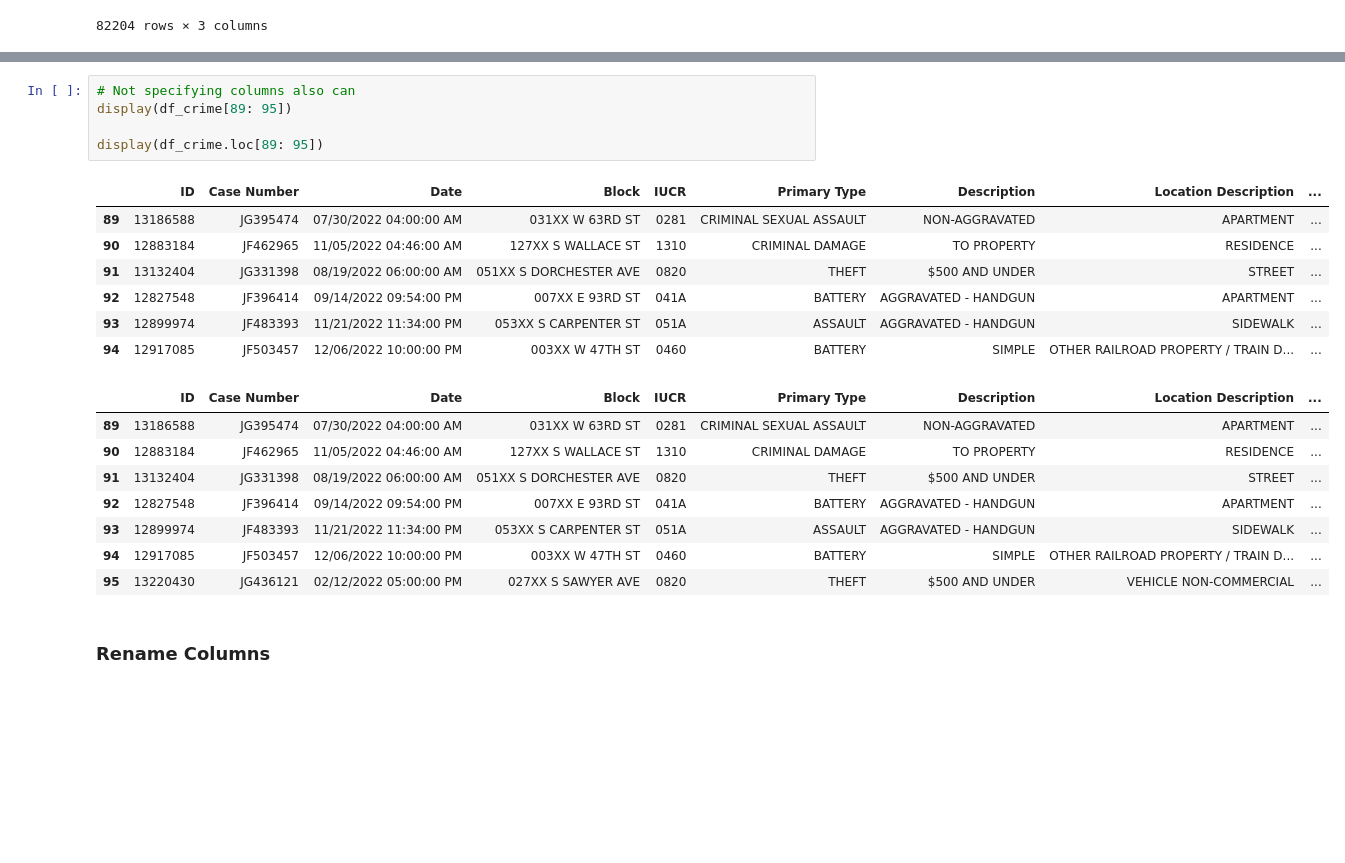
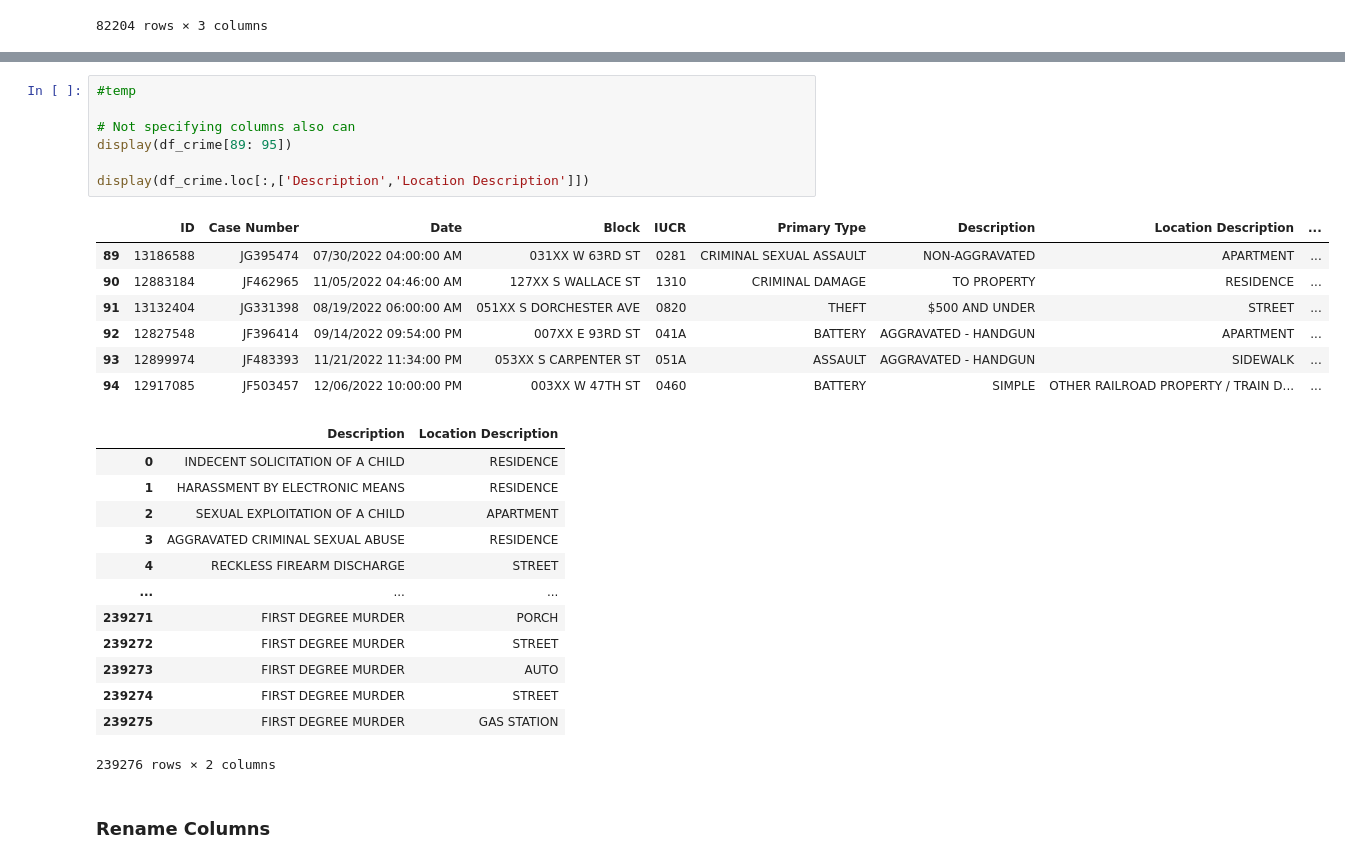
Before and after one commit to ksa-de101-0824/python-pandas, a Jupyter notebook: Demo/1 import data and manipulation.ipynb, the cells around one changed output, grey strips where cells are left out. Saved outputs shown, nothing was run; the diff lists cells and outputs as text; blank space fills up the shorter version.

```diff
--- a/Demo/1 import data and manipulation.ipynb
+++ b/Demo/1 import data and manipulation.ipynb
@@ -170,24 +226,31 @@ df_crime.loc[89:82292 , ['Description', 'X Coordinate', 'Y Coordinate']]
 # %%
+#temp
+
 # Not specifying columns also can
 display(df_crime[89: 95])
 
-display(df_crime.loc[89: 95])
+display(df_crime.loc[:,['Description','Location Description']])
 # %% [output]
 |  | ID | Case Number | Date | Block | IUCR | Primary Type | Description | Location Description | ... |
 | 89 | 13186588 | JG395474 | 07/30/2022 04:00:00 AM | 031XX W 63RD ST | 0281 | CRIMINAL SEXUAL ASSAULT | NON-AGGRAVATED | APARTMENT | ... |
 | 90 | 12883184 | JF462965 | 11/05/2022 04:46:00 AM | 127XX S WALLACE ST | 1310 | CRIMINAL DAMAGE | TO PROPERTY | RESIDENCE | ... |
 | 91 | 13132404 | JG331398 | 08/19/2022 06:00:00 AM | 051XX S DORCHESTER AVE | 0820 | THEFT | $500 AND UNDER | STREET | ... |
 | 92 | 12827548 | JF396414 | 09/14/2022 09:54:00 PM | 007XX E 93RD ST | 041A | BATTERY | AGGRAVATED - HANDGUN | APARTMENT | ... |
 | 93 | 12899974 | JF483393 | 11/21/2022 11:34:00 PM | 053XX S CARPENTER ST | 051A | ASSAULT | AGGRAVATED - HANDGUN | SIDEWALK | ... |
 | 94 | 12917085 | JF503457 | 12/06/2022 10:00:00 PM | 003XX W 47TH ST | 0460 | BATTERY | SIMPLE | OTHER RAILROAD PROPERTY / TRAIN D... | ... |
-|  | ID | Case Number | Date | Block | IUCR | Primary Type | Description | Location Description | ... |
-| 89 | 13186588 | JG395474 | 07/30/2022 04:00:00 AM | 031XX W 63RD ST | 0281 | CRIMINAL SEXUAL ASSAULT | NON-AGGRAVATED | APARTMENT | ... |
-| 90 | 12883184 | JF462965 | 11/05/2022 04:46:00 AM | 127XX S WALLACE ST | 1310 | CRIMINAL DAMAGE | TO PROPERTY | RESIDENCE | ... |
-| 91 | 13132404 | JG331398 | 08/19/2022 06:00:00 AM | 051XX S DORCHESTER AVE | 0820 | THEFT | $500 AND UNDER | STREET | ... |
-| 92 | 12827548 | JF396414 | 09/14/2022 09:54:00 PM | 007XX E 93RD ST | 041A | BATTERY | AGGRAVATED - HANDGUN | APARTMENT | ... |
-| 93 | 12899974 | JF483393 | 11/21/2022 11:34:00 PM | 053XX S CARPENTER ST | 051A | ASSAULT | AGGRAVATED - HANDGUN | SIDEWALK | ... |
-| 94 | 12917085 | JF503457 | 12/06/2022 10:00:00 PM | 003XX W 47TH ST | 0460 | BATTERY | SIMPLE | OTHER RAILROAD PROPERTY / TRAIN D... | ... |
-| 95 | 13220430 | JG436121 | 02/12/2022 05:00:00 PM | 027XX S SAWYER AVE | 0820 | THEFT | $500 AND UNDER | VEHICLE NON-COMMERCIAL | ... |
+|  | Description | Location Description |
+| 0 | INDECENT SOLICITATION OF A CHILD | RESIDENCE |
+| 1 | HARASSMENT BY ELECTRONIC MEANS | RESIDENCE |
+| 2 | SEXUAL EXPLOITATION OF A CHILD | APARTMENT |
+| 3 | AGGRAVATED CRIMINAL SEXUAL ABUSE | RESIDENCE |
+| 4 | RECKLESS FIREARM DISCHARGE | STREET |
+| ... | ... | ... |
+| 239271 | FIRST DEGREE MURDER | PORCH |
+| 239272 | FIRST DEGREE MURDER | STREET |
+| 239273 | FIRST DEGREE MURDER | AUTO |
+| 239274 | FIRST DEGREE MURDER | STREET |
+| 239275 | FIRST DEGREE MURDER | GAS STATION |
+239276 rows × 2 columns
 # %% [markdown]
 ### Rename Columns
 # %% [markdown]
```
Also changed, not shown: parts of 40 cells of this notebook, 3 other files.
